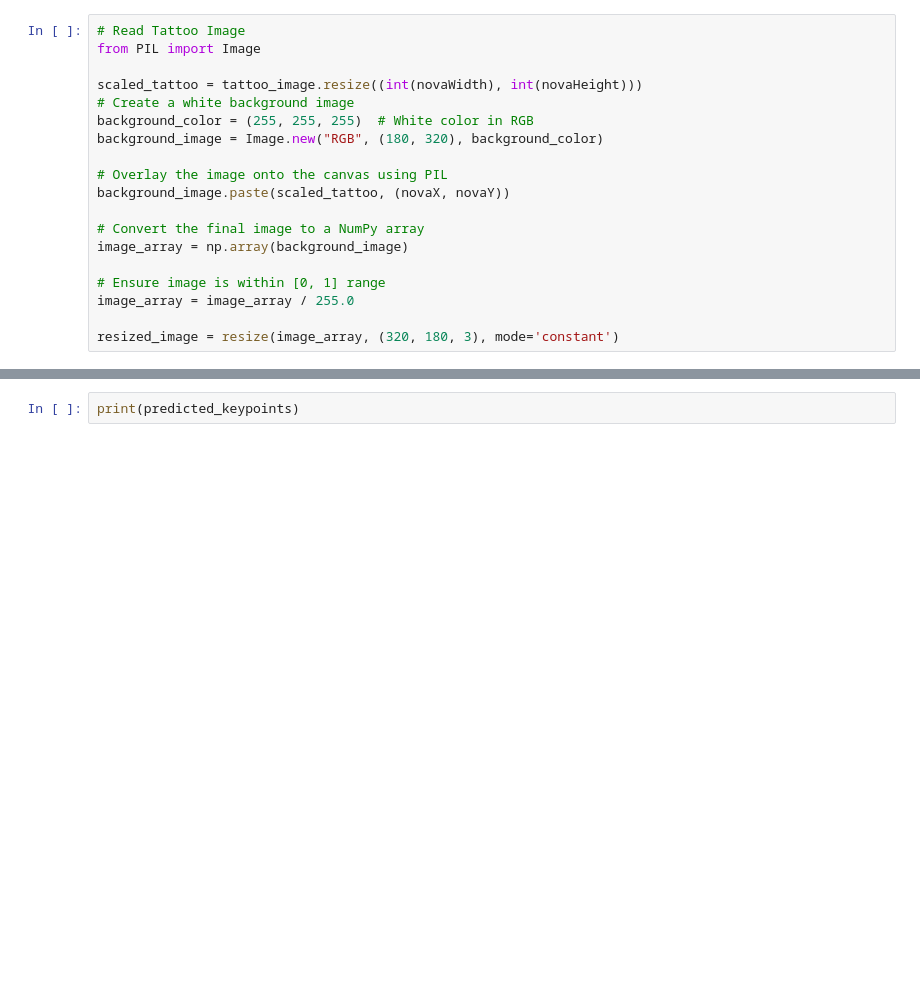
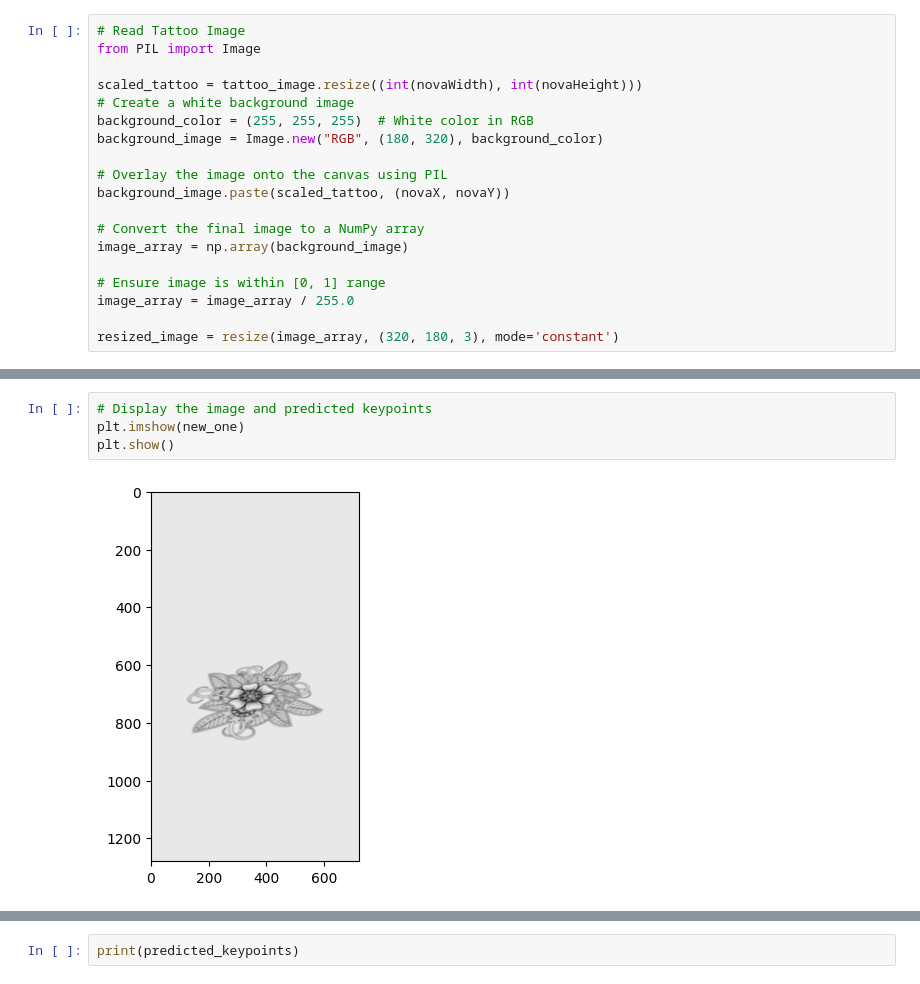
Before and after one commit to lachlancroll/inkwell-ai, a Jupyter notebook: flask-server/flaskTest.ipynb, the cells around one changed output, grey strips where cells are left out. Saved outputs shown, nothing was run; the diff lists cells and outputs as text; blank space fills up the shorter version.

```diff
--- a/flask-server/flaskTest.ipynb
+++ b/flask-server/flaskTest.ipynb
@@ -260,0 +355,6 @@ overlaid_image = overlay_images(rgba_arm, image_with_alpha)
+# %%
+# Display the image and predicted keypoints
+plt.imshow(new_one)
+plt.show()
+# %% [output]
+[figure, added]
```
Also changed, not shown: parts of 18 cells of this notebook, 16 other files.
